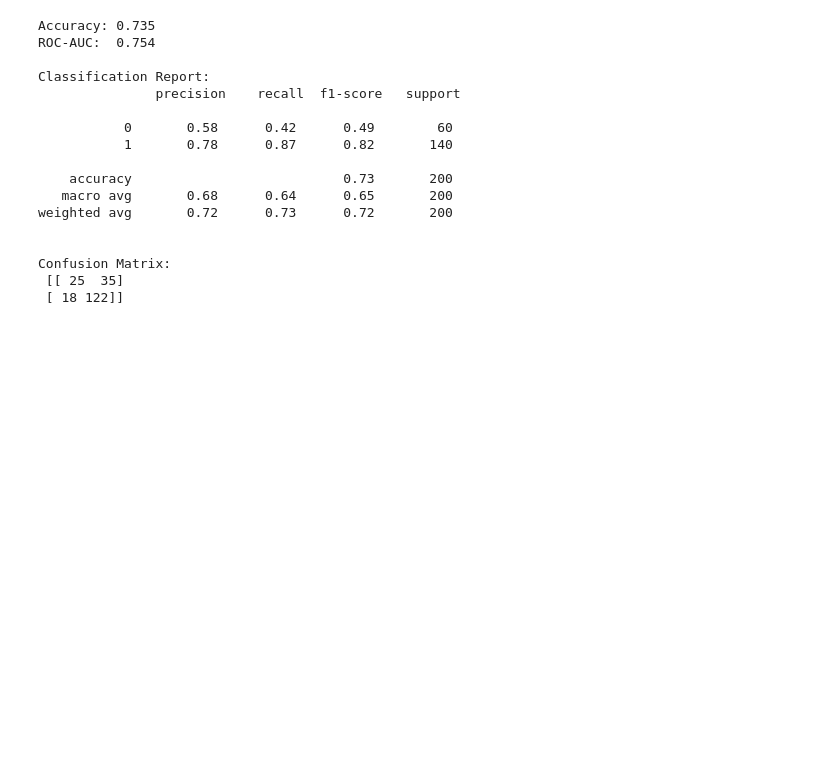
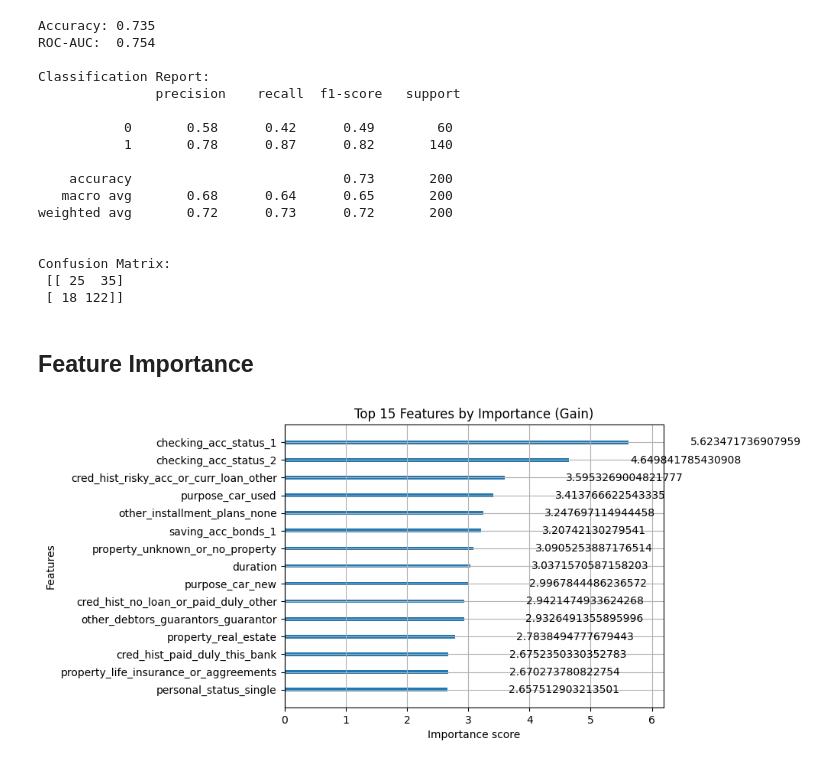
Before and after one commit to gilml/credit-classification-xgboost, a Jupyter notebook: notebooks/01_eda.ipynb, the cells around one changed output. Cells and saved outputs as stored; diff of their text form; code cells hidden in the pictures; blank space fills up the shorter version.

Commit message:
Add feature importance analysis

```diff
--- a/notebooks/01_eda.ipynb
+++ b/notebooks/01_eda.ipynb
@@ -501,3 +501,13 @@ weighted avg       0.72      0.73      0.72       200
 Confusion Matrix:
  [[ 25  35]
  [ 18 122]]
+# %% [markdown]
+## Feature Importance
+# %%
+from xgboost import plot_importance
+
+plot_importance(xgb_best, importance_type="gain", max_num_features=15)
+plt.title("Top 15 Features by Importance (Gain)")
+plt.show()
+# %% [output]
+[figure, added]
```
